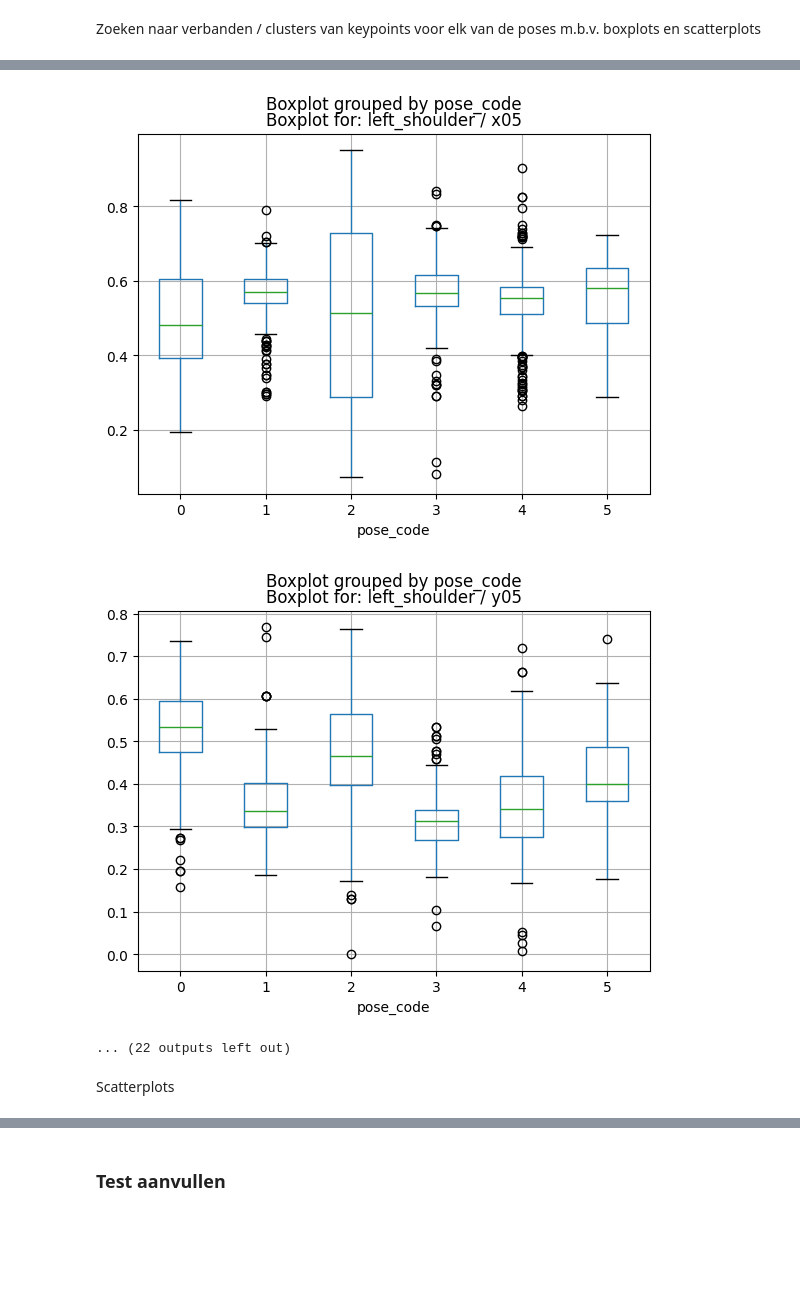
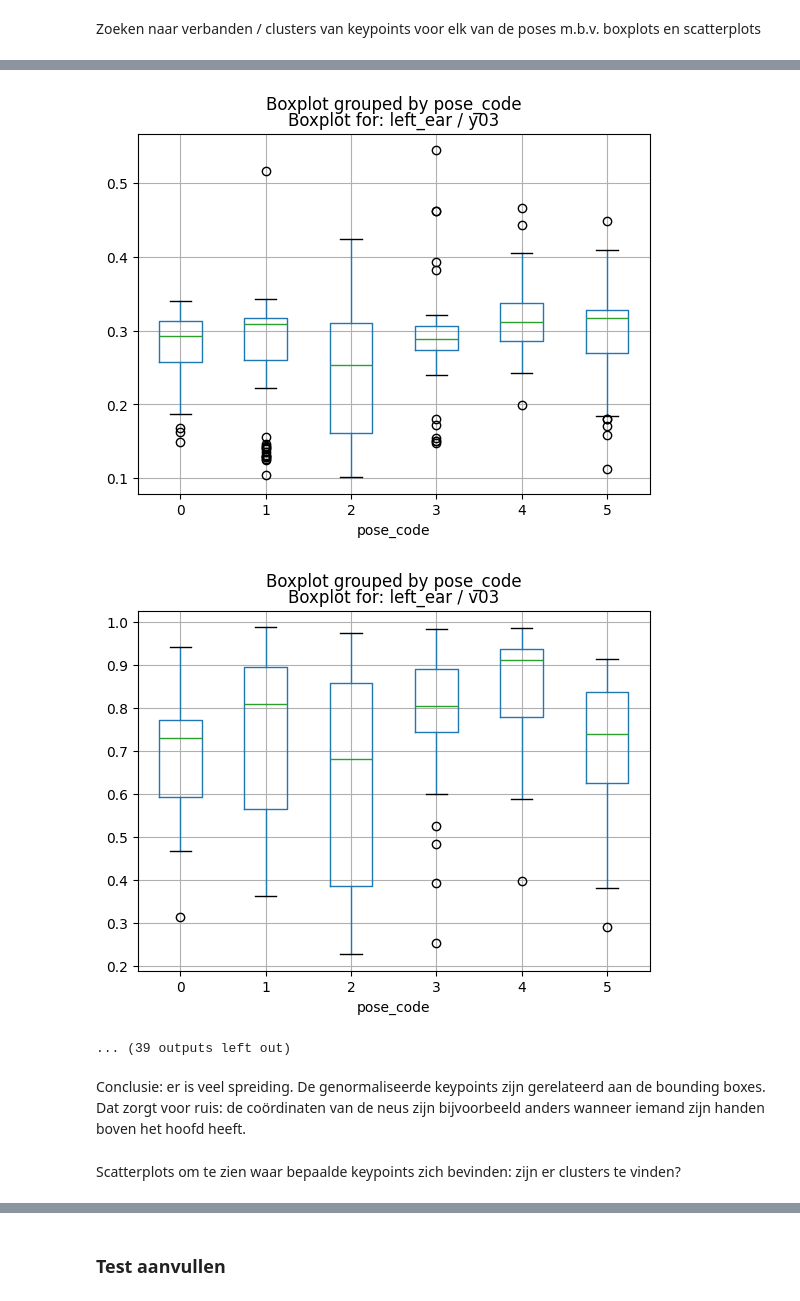
Before and after one commit to joostvanstreels/YOLOv8, a Jupyter notebook: runs/03 - Keypoints analyseren en verrijken.ipynb, the cells around one changed output, grey strips where cells are left out. Drawn from its saved outputs; the diff is of its cells as text; code cells hidden in the pictures; blank space fills up the shorter version.

```diff
--- a/runs/03 - Keypoints analyseren en verrijken.ipynb
+++ b/runs/03 - Keypoints analyseren en verrijken.ipynb
@@ -59,6 +59,7 @@ Eerst visualiseren
 # %%
 x_coordinates_cols = ['x00', 'x01', 'x02', 'x03', 'x04', 'x05','x06', 'x07', 'x08', 'x09', 'x10', 'x11', 'x12', 'x13', 'x14', 'x15', 'x16']
 y_coordinates_cols = ['y00', 'y01', 'y02', 'y03', 'y04', 'y05','y06', 'y07', 'y08', 'y09', 'y10', 'y11', 'y12', 'y13', 'y14', 'y15', 'y16']
+conf_coordinates_cols = ['v00', 'v01', 'v02', 'v03', 'v04', 'v05','v06', 'v07', 'v08', 'v09', 'v10', 'v11', 'v12', 'v13', 'v14', 'v15', 'v16']
 
 x_coordinates_dict = {'x00': 'nose',
                       'x01': 'left_eye',
@@ -95,5 +96,23 @@ y_coordinates_dict = {'y00': 'nose',
                       'y14': 'right_knee',
                       'y15': 'left_ankle',
                       'y16': 'right_ankle'}
+
+conf_coordinates_dict = {'v00': 'nose',
+                      'v01': 'left_eye',
+                      'v02': 'right_eye',
+                      'v03': 'left_ear',
+                      'v04': 'right_ear',
+                      'v05': 'left_shoulder',
+                      'v06': 'right_shoulder',
+                      'v07': 'left_elbow',
+                      'v08': 'right_elbow',
+                      'v09': 'left_wrist',
+                      'v10': 'right_wrist',
+                      'v11': 'left_hip',
+                      'v12': 'right_hip',
+                      'v13': 'left_knee',
+                      'v14': 'right_knee',
+                      'v15': 'left_ankle',
+                      'v16': 'right_ankle'}
 # %%
 # Visualisatie van de keypoints
@@ -144,10 +165,7 @@ for i in range(0, len(x_coordinates_cols), 1):
     keypoints_train_df.boxplot(column=y_coordinates_cols[i], by='pose_code')
     plt.title('Boxplot for: ' + y_coordinates_dict[y_coordinates_cols[i]] + ' / ' + y_coordinates_cols[i])
     plt.show()
-
-
-
-#keypoint_columns = keypoints_train_df.columns[4:38]
-#for col in keypoint_columns:
-#    keypoints_train_df.groupby('1').boxplot(column=col)
+    keypoints_train_df.boxplot(column=conf_coordinates_cols[i], by='pose_code')
+    plt.title('Boxplot for: ' + conf_coordinates_dict[conf_coordinates_cols[i]] + ' / ' + conf_coordinates_cols[i])
+    plt.show()
 # %% [output]
@@ -164,8 +182,10 @@ for i in range(0, len(x_coordinates_cols), 1):
-[figure, old version]
+[figure, new version]
-[figure, old version]
+[figure, new version]
-... (22 outputs left out)
+... (39 outputs left out)
-# %% [markdown]
-Scatterplots
+# %% [markdown]
+Conclusie: er is veel spreiding. De genormaliseerde keypoints zijn gerelateerd aan de bounding boxes. Dat zorgt voor ruis: de coördinaten van de neus zijn bijvoorbeeld anders wanneer iemand zijn handen boven het hoofd heeft.
+# %% [markdown]
+Scatterplots om te zien waar bepaalde keypoints zich bevinden: zijn er clusters te vinden?
 # %%
 # Alle coördinaten in een scatterplot plaatsen met als kleur de pose en als grootte de confidence
 
```
Also changed, not shown: parts of 44 cells of this notebook, 7 other files.
